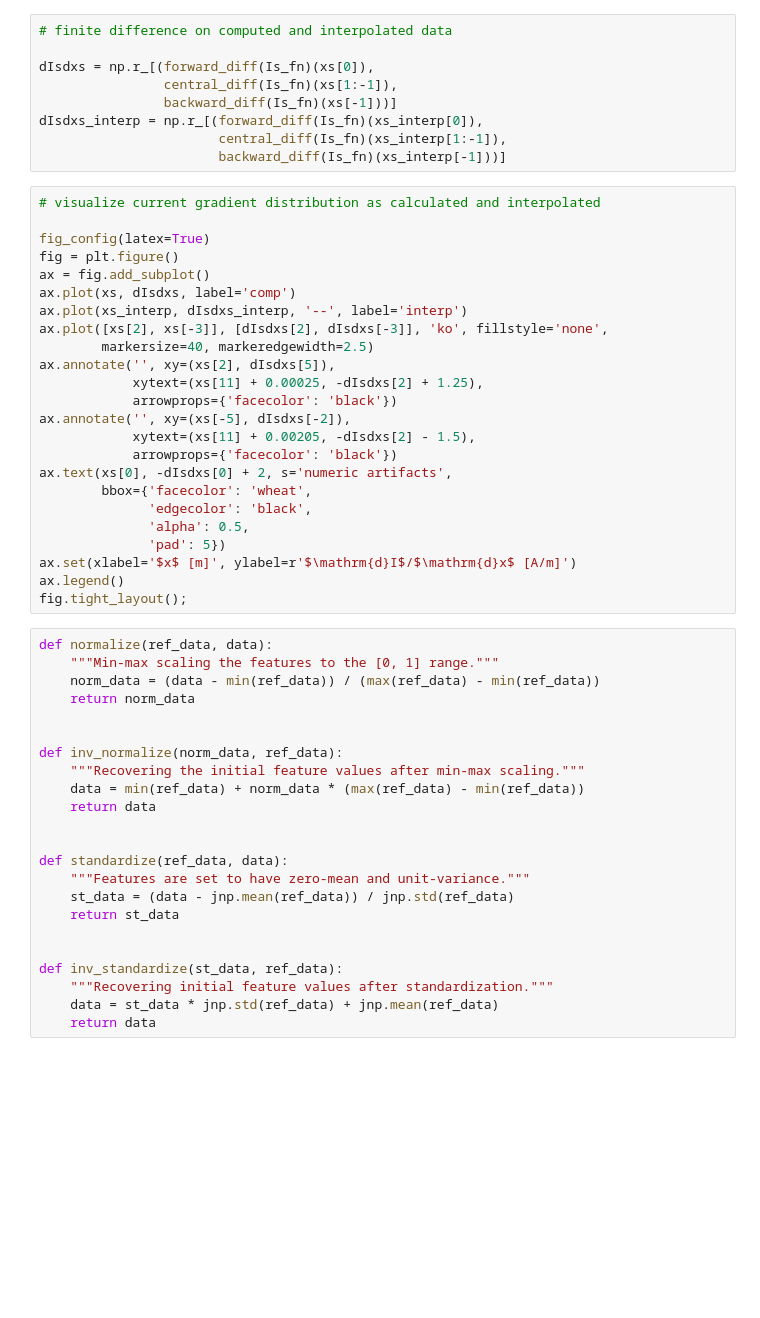
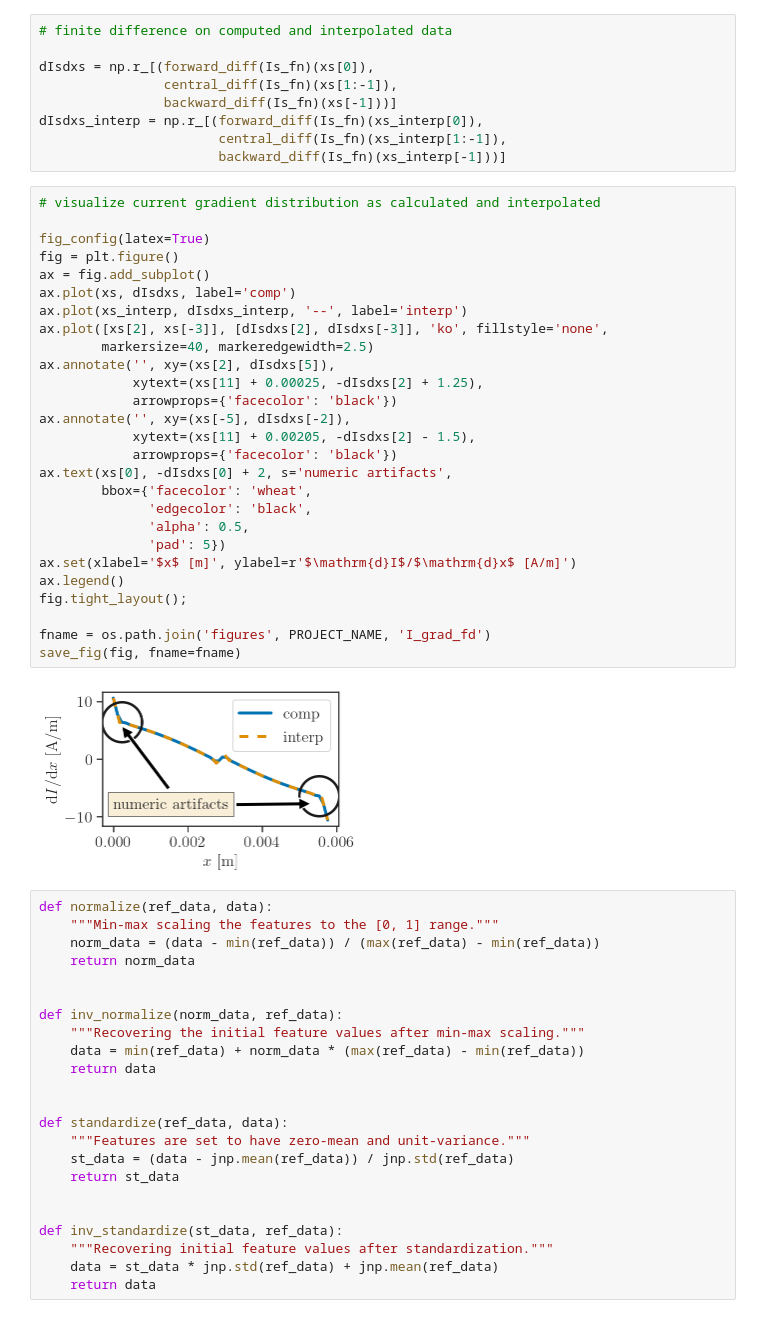
Before and after one commit to akapet00/EMF-exposure-analysis, a Jupyter notebook: notebooks/IRPA2022_paper.ipynb, the cells around one changed output. Cells and saved outputs as stored; diff of their text form; blank space fills up the shorter version.

```diff
--- a/notebooks/IRPA2022_paper.ipynb
+++ b/notebooks/IRPA2022_paper.ipynb
@@ -120,27 +134,32 @@ dIsdxs_interp = np.r_[(forward_diff(Is_fn)(xs_interp[0]),
 # %%
 # visualize current gradient distribution as calculated and interpolated
 
 fig_config(latex=True)
 fig = plt.figure()
 ax = fig.add_subplot()
 ax.plot(xs, dIsdxs, label='comp')
 ax.plot(xs_interp, dIsdxs_interp, '--', label='interp')
 ax.plot([xs[2], xs[-3]], [dIsdxs[2], dIsdxs[-3]], 'ko', fillstyle='none',
         markersize=40, markeredgewidth=2.5)
 ax.annotate('', xy=(xs[2], dIsdxs[5]),
             xytext=(xs[11] + 0.00025, -dIsdxs[2] + 1.25),
             arrowprops={'facecolor': 'black'})
 ax.annotate('', xy=(xs[-5], dIsdxs[-2]),
             xytext=(xs[11] + 0.00205, -dIsdxs[2] - 1.5),
             arrowprops={'facecolor': 'black'})
 ax.text(xs[0], -dIsdxs[0] + 2, s='numeric artifacts',
         bbox={'facecolor': 'wheat',
               'edgecolor': 'black',
               'alpha': 0.5,
               'pad': 5})
 ax.set(xlabel='$x$ [m]', ylabel=r'$\mathrm{d}I$/$\mathrm{d}x$ [A/m]')
 ax.legend()
 fig.tight_layout();
+
+fname = os.path.join('figures', PROJECT_NAME, 'I_grad_fd')
+save_fig(fig, fname=fname)
+# %% [output]
+[figure, added]
 # %%
 def normalize(ref_data, data):
     """Min-max scaling the features to the [0, 1] range."""
```
Also changed, not shown: parts of 9 cells of this notebook, 6 other files.
